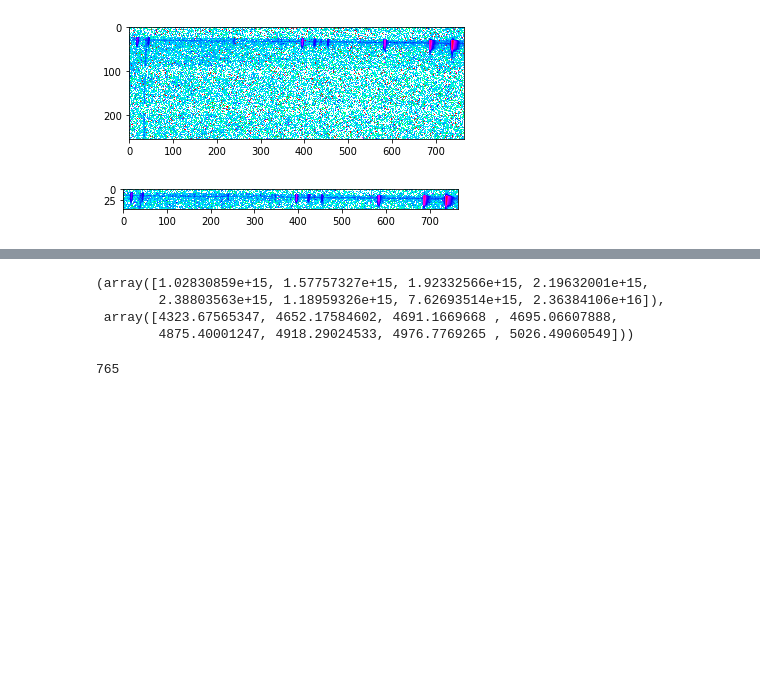
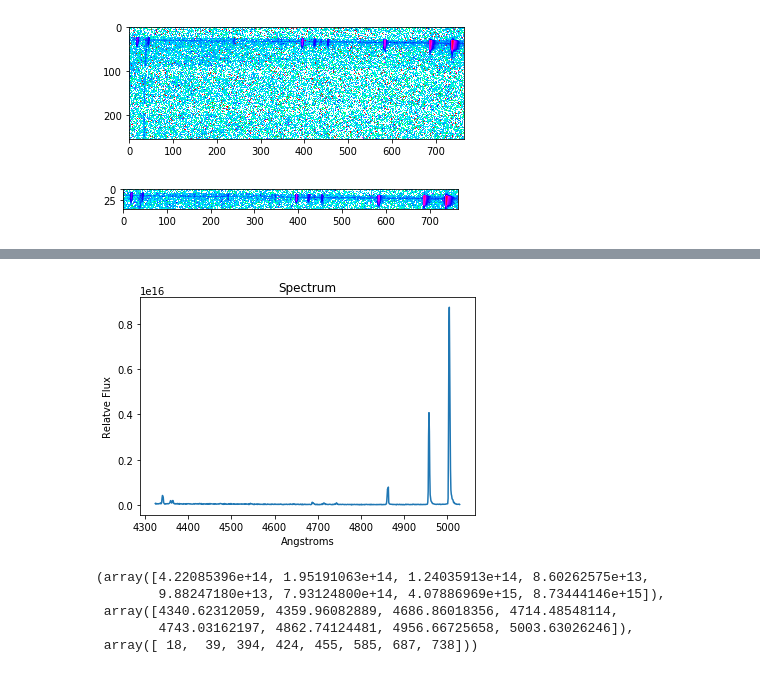
Before and after one commit to astro-kjc/AST443, a Jupyter notebook: Lab2/Lab2_normaliztion.ipynb, the cells around one changed output, grey strips where cells are left out. Cells and saved outputs as stored; diff of their text form; code cells hidden in the pictures; blank space fills up the shorter version.

```diff
--- a/Lab2/Lab2_normaliztion.ipynb
+++ b/Lab2/Lab2_normaliztion.ipynb
@@ -140 +122,8 @@ len(highs)
+# %%
+plt.plot(x,mean)
+plt.title("Spectrum")
+plt.xlabel('Angstroms')
+plt.ylabel('Relatve Flux');
+# %% [output]
+[figure, added]
 # %%
@@ -142,12 +131,9 @@ emission_lines = indices*ang_per_pix + shift
 emission_line_strengths = mean[indices]
 # %%
-emission_line_strengths, emission_lines
+emission_line_strengths, emission_lines, indices
 # %% [output]
-(array([1.02830859e+15, 1.57757327e+15, 1.92332566e+15, 2.19632001e+15,
-        2.38803563e+15, 1.18959326e+15, 7.62693514e+15, 2.36384106e+16]),
- array([4323.67565347, 4652.17584602, 4691.1669668 , 4695.06607888,
-        4875.40001247, 4918.29024533, 4976.7769265 , 5026.49060549]))
+(array([4.22085396e+14, 1.95191063e+14, 1.24035913e+14, 8.60262575e+13,
+        9.88247180e+13, 7.93124800e+14, 4.07886969e+15, 8.73444146e+15]),
+ array([4340.62312059, 4359.96082889, 4686.86018356, 4714.48548114,
+        4743.03162197, 4862.74124481, 4956.66725658, 5003.63026246]),
+ array([ 18,  39, 394, 424, 455, 585, 687, 738]))
-# %%
-len(nebulae[0])
-# %% [output]
-765
```
Also changed, not shown: parts of 14 cells of this notebook.
